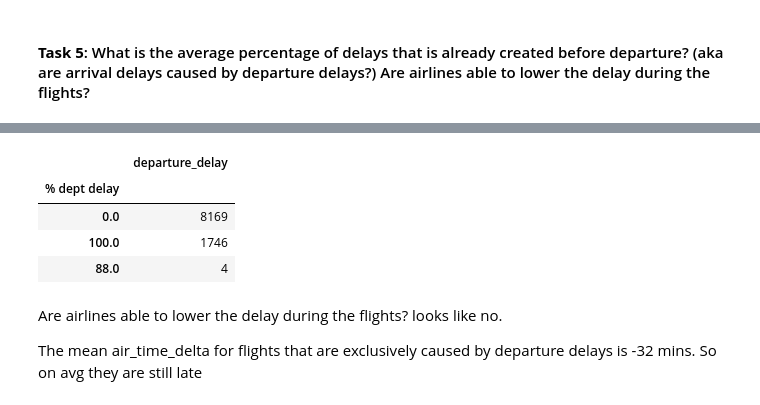
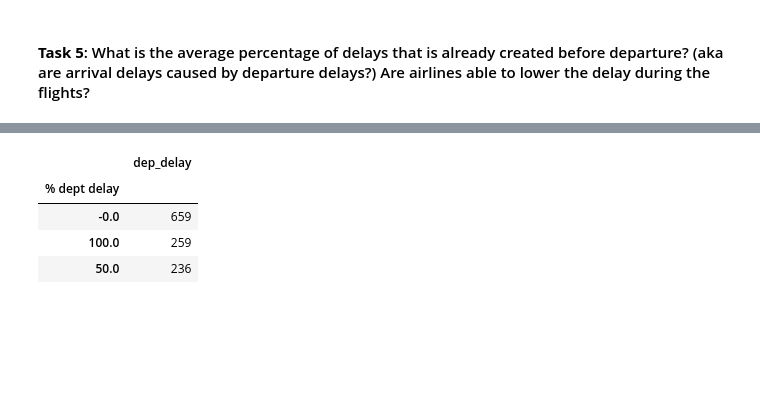
Before and after one commit to BRCanada/Flight-Delay-Prediction, a Jupyter notebook: EDA_Task5.ipynb, the cells around one changed output, grey strips where cells are left out. Drawn from its saved outputs; the diff is of its cells as text; code cells hidden in the pictures; blank space fills up the shorter version.

```diff
--- a/EDA_Task5.ipynb
+++ b/EDA_Task5.ipynb
@@ -48,5 +60,5 @@ delays['% dept delay'] = round(delays['departure_delay']/delays['arr_delay']*100
 # %%
 delays.fillna(0, inplace = True)
-# %%
-delays['air_time_delta'] = delays['air_time']-delays['actual_elapsed_time']
-#will show if the plane was slower or faster than expected (if negative than they took longer in the air than expected)
+# %%
+#find the difference between scheduled air time and actual air time
+delays['air_time_delta'] = flights['crs_elapsed_time']-flights['actual_elapsed_time']
@@ -53,5 +85,7 @@ delays['air_time_delta'] = delays['air_time']-delays['actual_elapsed_time']
+# %%
+delays.fillna(0, inplace = True)
 # %%
-delay_result = delays[['arr_delay','departure_delay','% dept delay', 'air_time_delta']].sort_values('% dept delay', ascending = False)
+delay_result = delays[['arr_delay','dep_delay','% dept delay', 'air_time_delta', 'orig_weather_categ', 'dest_weather_categ']].sort_values('% dept delay', ascending = False)
 # %%
 sns.set(rc={'figure.figsize':(14,9)})
 sns.scatterplot(data=delay_result, x="arr_delay", y="% dept delay", hue = 'air_time_delta')
@@ -79,16 +161,12 @@ The average delay caused by departures is 12 minutes
 # %%
 #count the number of 100% dept delays
-delay_result[['% dept delay', 'departure_delay']].groupby(by = ['% dept delay']).count().sort_values(by = ['departure_delay'], ascending = False).head(3)
+delay_result[['% dept delay', 'dep_delay']].groupby(by = ['% dept delay']).count().sort_values(by = ['dep_delay'], ascending = False).head(3)
 # %% [output]
-|  | departure_delay |
+|  | dep_delay |
 | % dept delay |  |
-| 0.0 | 8169 |
-| 100.0 | 1746 |
-| 88.0 | 4 |
+| -0.0 | 659 |
+| 100.0 | 259 |
+| 50.0 | 236 |
-# %% [markdown]
-Are airlines able to lower the delay during the flights? looks like no.
-
-The mean air_time_delta for flights that are exclusively caused by departure delays is -32 mins. So on avg they are still late
 # %%
 delay_result[delay_result['% dept delay'] == 100].describe()
 # %% [output]
```
Also changed, not shown: parts of 27 cells of this notebook, 10 other files.
